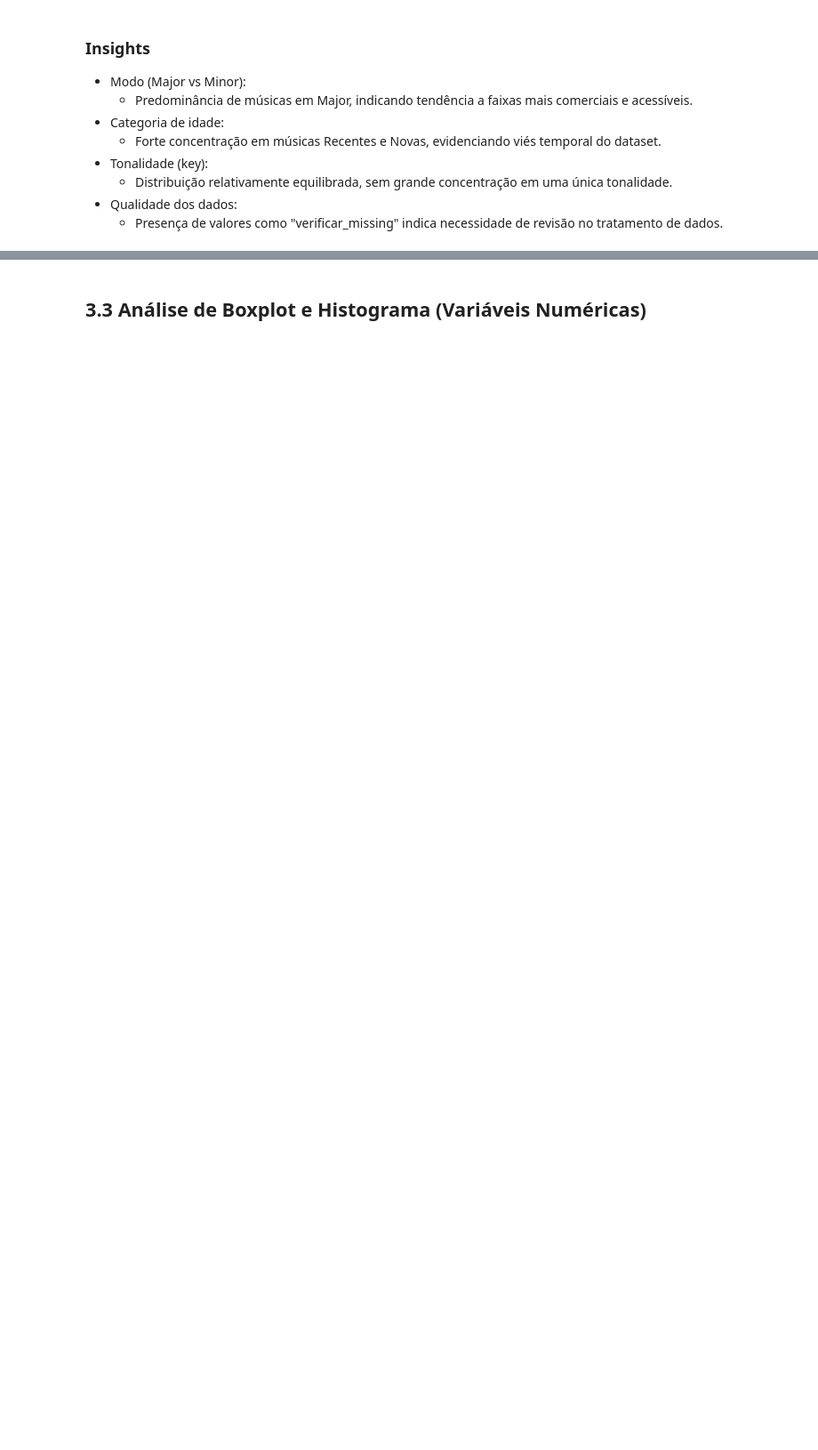
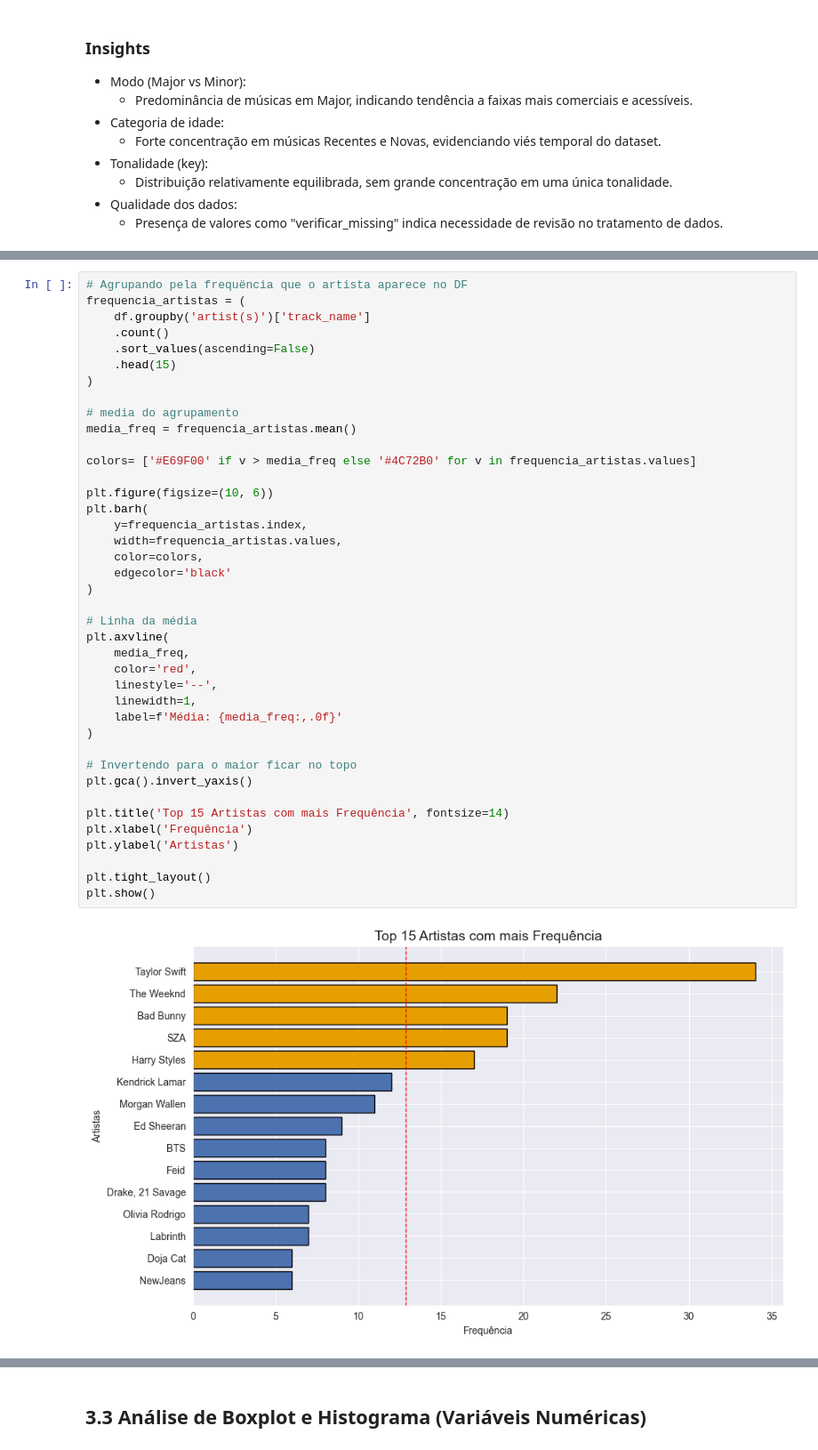
Before and after one commit to Felipeglnd/eda_spotify, a Jupyter notebook: spotify-hit-analysis/notebooks/eda_spotify.ipynb, the cells around one changed output, grey strips where cells are left out. Shown at 89% size. Cells and saved outputs as stored; diff of their text form; blank space fills up the shorter version.

```diff
--- a/spotify-hit-analysis/notebooks/eda_spotify.ipynb
+++ b/spotify-hit-analysis/notebooks/eda_spotify.ipynb
@@ -682,0 +723,42 @@ stream_corr
+# %%
+# Agrupando pela frequëncia que o artista aparece no DF
+frequencia_artistas = (
+    df.groupby('artist(s)')['track_name']
+    .count()
+    .sort_values(ascending=False)
+    .head(15)
+)
+
+# media do agrupamento
+media_freq = frequencia_artistas.mean()
+
+colors= ['#E69F00' if v > media_freq else '#4C72B0' for v in frequencia_artistas.values]
+
+plt.figure(figsize=(10, 6))
+plt.barh(
+    y=frequencia_artistas.index,
+    width=frequencia_artistas.values,
+    color=colors,
+    edgecolor='black'
+)
+
+# Linha da média
+plt.axvline(
+    media_freq,
+    color='red',
+    linestyle='--',
+    linewidth=1,
+    label=f'Média: {media_freq:,.0f}'
+)
+
+# Invertendo para o maior ficar no topo
+plt.gca().invert_yaxis()
+
+plt.title('Top 15 Artistas com mais Frequência', fontsize=14)
+plt.xlabel('Frequência')
+plt.ylabel('Artistas')
+
+plt.tight_layout()
+plt.show()
+# %% [output]
+[figure, added]
```
Also changed, not shown: parts of 14 cells of this notebook.
